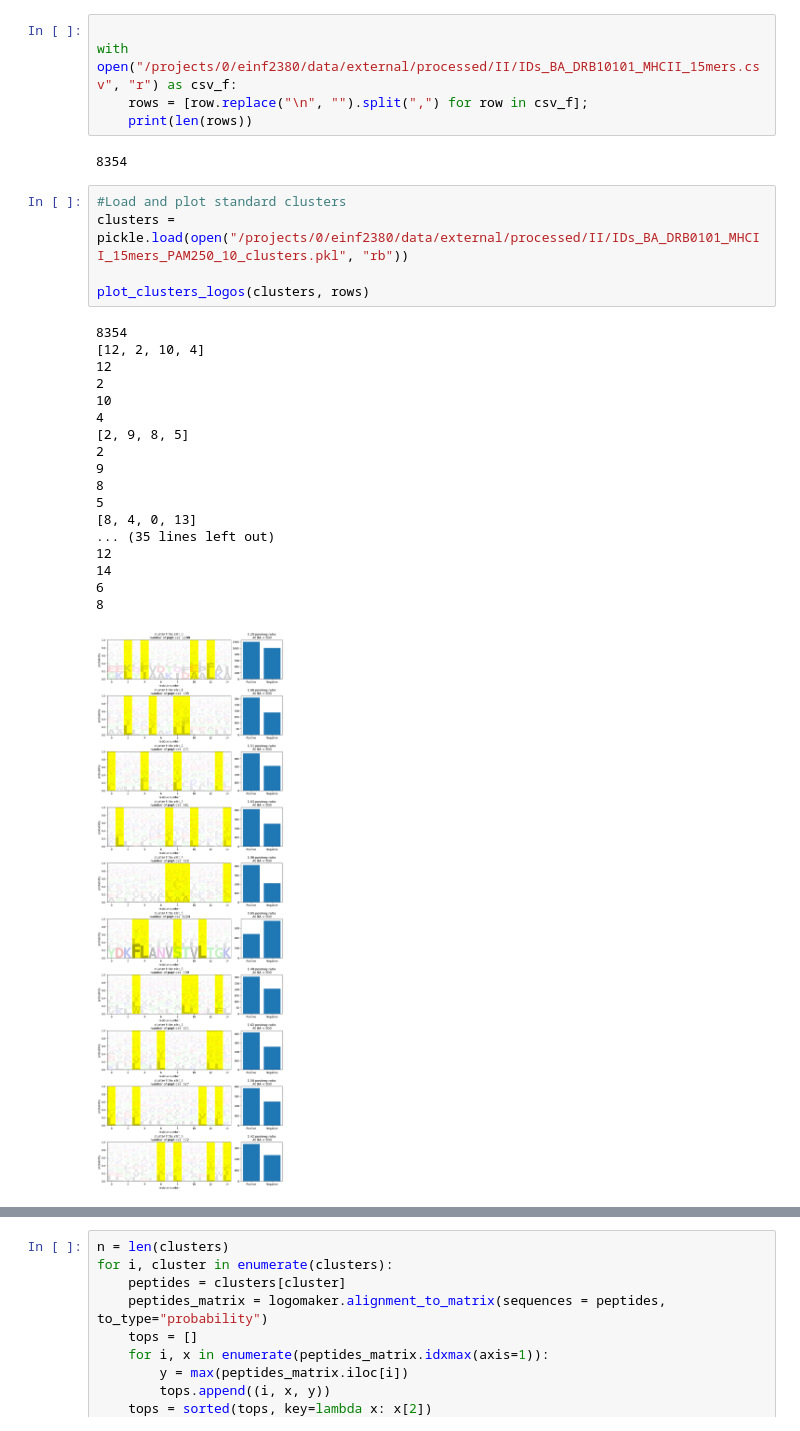
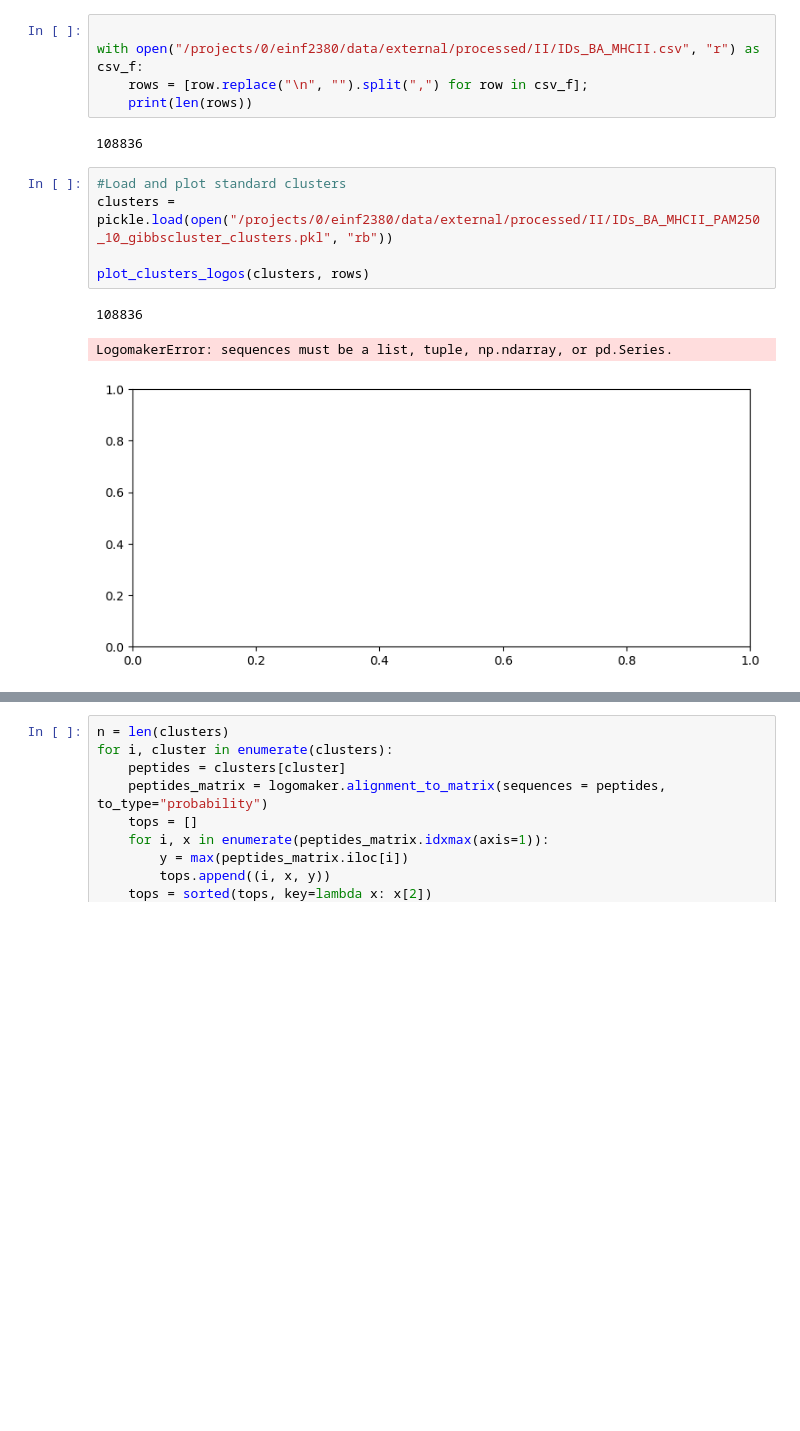
Before and after one commit to DeepRank/3D-Vac, a Jupyter notebook: src/exploration/draw_cluster_motifs.ipynb, the cells around one changed output, grey strips where cells are left out. Drawn from its saved outputs; the diff is of its cells as text; blank space fills up the shorter version.

```diff
--- a/src/exploration/draw_cluster_motifs.ipynb
+++ b/src/exploration/draw_cluster_motifs.ipynb
@@ -72,34 +53,19 @@ def plot_clusters_logos(clusters, rows):
 # %%
 
-with open("/projects/0/einf2380/data/external/processed/II/IDs_BA_DRB10101_MHCII_15mers.csv", "r") as csv_f:
+with open("/projects/0/einf2380/data/external/processed/II/IDs_BA_MHCII.csv", "r") as csv_f:
     rows = [row.replace("\n", "").split(",") for row in csv_f];
     print(len(rows))
 # %% [output]
-8354
+108836
 # %%
 #Load and plot standard clusters
-clusters = pickle.load(open("/projects/0/einf2380/data/external/processed/II/IDs_BA_DRB0101_MHCII_15mers_PAM250_10_clusters.pkl", "rb"))
+clusters = pickle.load(open("/projects/0/einf2380/data/external/processed/II/IDs_BA_MHCII_PAM250_10_gibbscluster_clusters.pkl", "rb"))
 
 plot_clusters_logos(clusters, rows)
 # %% [output]
-8354
-[12, 2, 10, 4]
-12
-2
-10
-4
-[2, 9, 8, 5]
-2
-9
-8
-5
-[8, 4, 0, 13]
-... (35 lines left out)
-12
-14
-6
-8
+108836
+LogomakerError: sequences must be a list, tuple, np.ndarray, or pd.Series.
-[figure, old version]
+[figure, new version]
 # %%
 #Load and plot gibbs clusters
 
```
Also changed, not shown: parts of 2 cells of this notebook, 14 other files.
